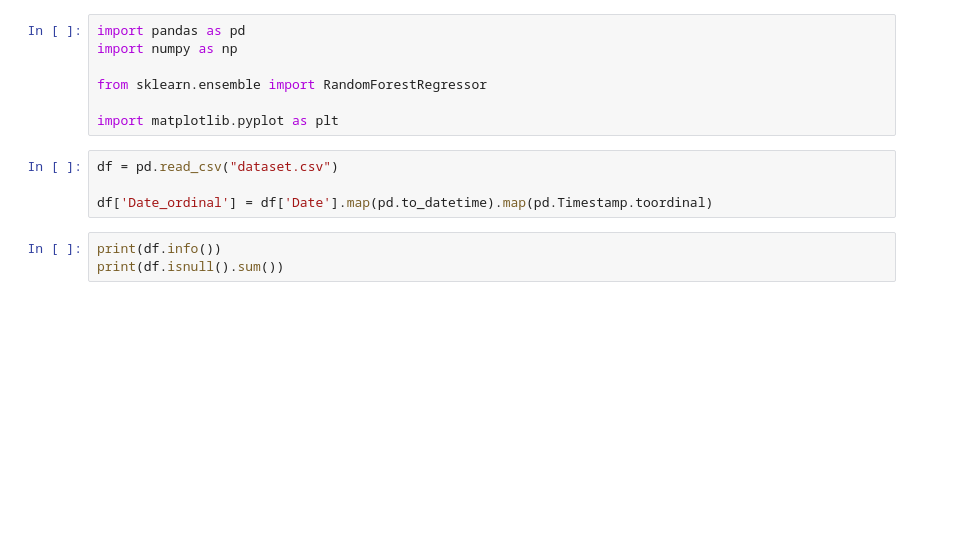
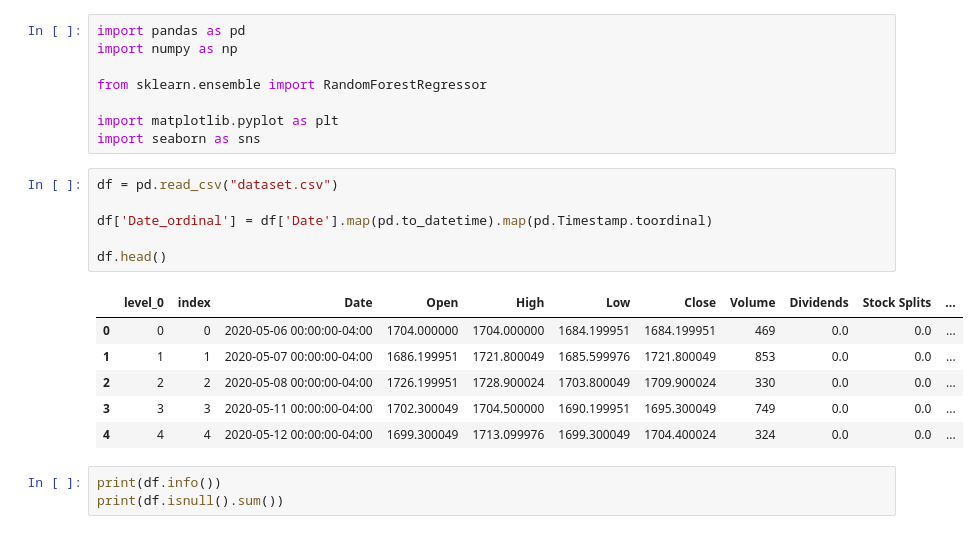
Before and after one commit to 23cs011/Gold-price-prediction, a Jupyter notebook: Gold_Price_Prediction/random-forest-regression.ipynb, the cells around one changed output. Drawn from its saved outputs; the diff is of its cells as text; blank space fills up the shorter version.

```diff
--- a/Gold_Price_Prediction/random-forest-regression.ipynb
+++ b/Gold_Price_Prediction/random-forest-regression.ipynb
@@ -5,10 +5,20 @@ import numpy as np
 from sklearn.ensemble import RandomForestRegressor
 
 import matplotlib.pyplot as plt
+import seaborn as sns
 # %%
 df = pd.read_csv("dataset.csv")
 
 df['Date_ordinal'] = df['Date'].map(pd.to_datetime).map(pd.Timestamp.toordinal)
+
+df.head()
+# %% [output]
+|  | level_0 | index | Date | Open | High | Low | Close | Volume | Dividends | Stock Splits | ... |
+| 0 | 0 | 0 | 2020-05-06 00:00:00-04:00 | 1704.000000 | 1704.000000 | 1684.199951 | 1684.199951 | 469 | 0.0 | 0.0 | ... |
+| 1 | 1 | 1 | 2020-05-07 00:00:00-04:00 | 1686.199951 | 1721.800049 | 1685.599976 | 1721.800049 | 853 | 0.0 | 0.0 | ... |
+| 2 | 2 | 2 | 2020-05-08 00:00:00-04:00 | 1726.199951 | 1728.900024 | 1703.800049 | 1709.900024 | 330 | 0.0 | 0.0 | ... |
+| 3 | 3 | 3 | 2020-05-11 00:00:00-04:00 | 1702.300049 | 1704.500000 | 1690.199951 | 1695.300049 | 749 | 0.0 | 0.0 | ... |
+| 4 | 4 | 4 | 2020-05-12 00:00:00-04:00 | 1699.300049 | 1713.099976 | 1699.300049 | 1704.400024 | 324 | 0.0 | 0.0 | ... |
 # %%
 print(df.info())
 print(df.isnull().sum())
```
Also changed, not shown: parts of 1 cell of this notebook, 3 other files.
